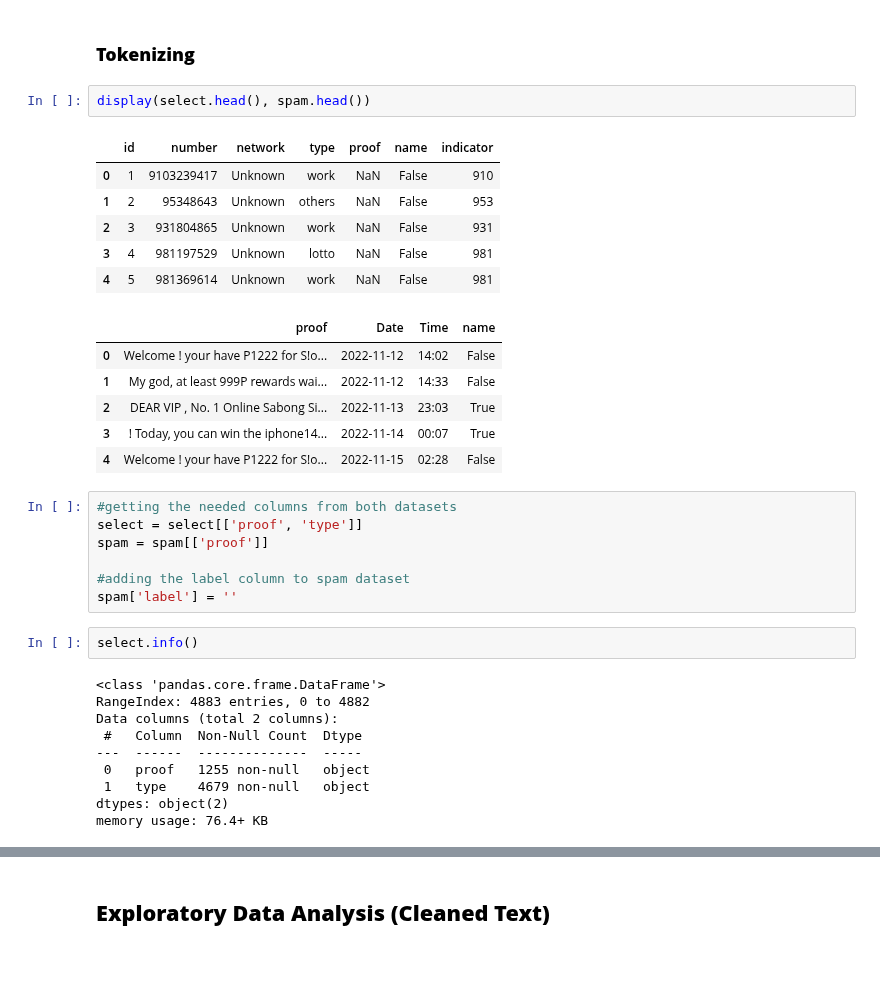
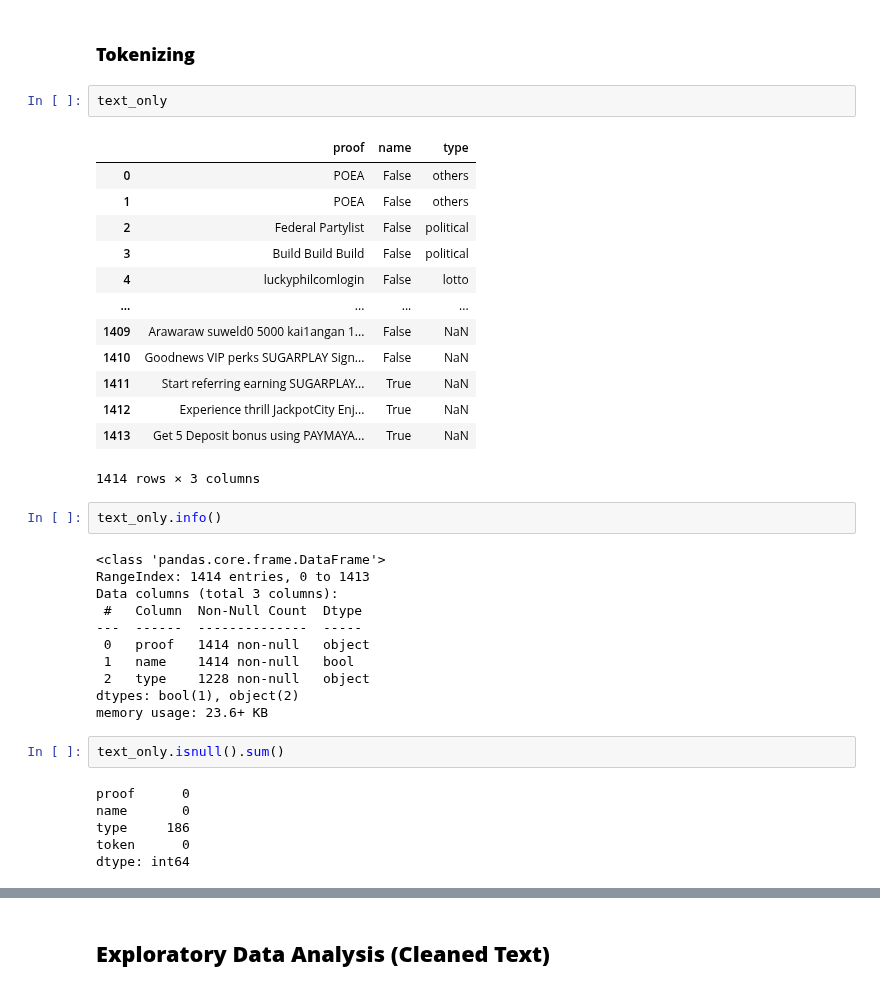
Before and after one commit to AGR-Yes/ScamMessagesPhilippines, a Jupyter notebook: PhilippineSpamSMS_Phase_2.ipynb, the cells around one changed output, grey strips where cells are left out. Drawn from its saved outputs; the diff is of its cells as text; blank space fills up the shorter version.

```diff
--- a/PhilippineSpamSMS_Phase_2.ipynb
+++ b/PhilippineSpamSMS_Phase_2.ipynb
@@ -334,38 +311,41 @@ text_only['proof'] = text_only['proof'].str.replace(r'\b[a-zA-Z]\b', '')
 In the `spam.csv` dataset, the needed features such as the `proof` and the `name` are present. However, to add more to the analysis, we can do classification through machine learning with Natural Language Processing techniques.
 # %% [markdown]
 ### **Tokenizing**
-# %%
-display(select.head(), spam.head())
-# %% [output]
-|  | id | number | network | type | proof | name | indicator |
-| 0 | 1 | 9103239417 | Unknown | work | NaN | False | 910 |
-| 1 | 2 | 95348643 | Unknown | others | NaN | False | 953 |
-| 2 | 3 | 931804865 | Unknown | work | NaN | False | 931 |
-| 3 | 4 | 981197529 | Unknown | lotto | NaN | False | 981 |
-| 4 | 5 | 981369614 | Unknown | work | NaN | False | 981 |
-|  | proof | Date | Time | name |
-| 0 | Welcome ! your have P1222 for S!o... | 2022-11-12 | 14:02 | False |
-| 1 | My god, at least 999P rewards wai... | 2022-11-12 | 14:33 | False |
-| 2 | DEAR VIP , No. 1 Online Sabong Si... | 2022-11-13 | 23:03 | True |
-| 3 | ! Today, you can win the iphone14... | 2022-11-14 | 00:07 | True |
-| 4 | Welcome ! your have P1222 for S!o... | 2022-11-15 | 02:28 | False |
-# %%
-#getting the needed columns from both datasets
-select = select[['proof', 'type']]
-spam = spam[['proof']]
-
-#adding the label column to spam dataset
-spam['label'] = ''
+# %%
+text_only
+# %% [output]
+|  | proof | name | type |
+| 0 | POEA | False | others |
+| 1 | POEA | False | others |
+| 2 | Federal Partylist | False | political |
+| 3 | Build Build Build | False | political |
+| 4 | luckyphilcomlogin | False | lotto |
+| ... | ... | ... | ... |
+| 1409 | Arawaraw suweld0 5000 kai1angan 1... | False | NaN |
+| 1410 | Goodnews VIP perks SUGARPLAY Sign... | False | NaN |
+| 1411 | Start referring earning SUGARPLAY... | True | NaN |
+| 1412 | Experience thrill JackpotCity Enj... | True | NaN |
+| 1413 | Get 5 Deposit bonus using PAYMAYA... | True | NaN |
+1414 rows × 3 columns
 # %%
-select.info()
+text_only.info()
 # %% [output]
 <class 'pandas.core.frame.DataFrame'>
-RangeIndex: 4883 entries, 0 to 4882
-Data columns (total 2 columns):
+RangeIndex: 1414 entries, 0 to 1413
+Data columns (total 3 columns):
  #   Column  Non-Null Count  Dtype
 ---  ------  --------------  -----
- 0   proof   1255 non-null   object
- 1   type    4679 non-null   object
-dtypes: object(2)
-memory usage: 76.4+ KB
+ 0   proof   1414 non-null   object
+ 1   name    1414 non-null   bool
+ 2   type    1228 non-null   object
+dtypes: bool(1), object(2)
+memory usage: 23.6+ KB
+# %%
+text_only.isnull().sum()
+# %% [output]
+proof      0
+name       0
+type     186
+token      0
+dtype: int64
 # %%
```
Also changed, not shown: parts of 17 cells of this notebook.
